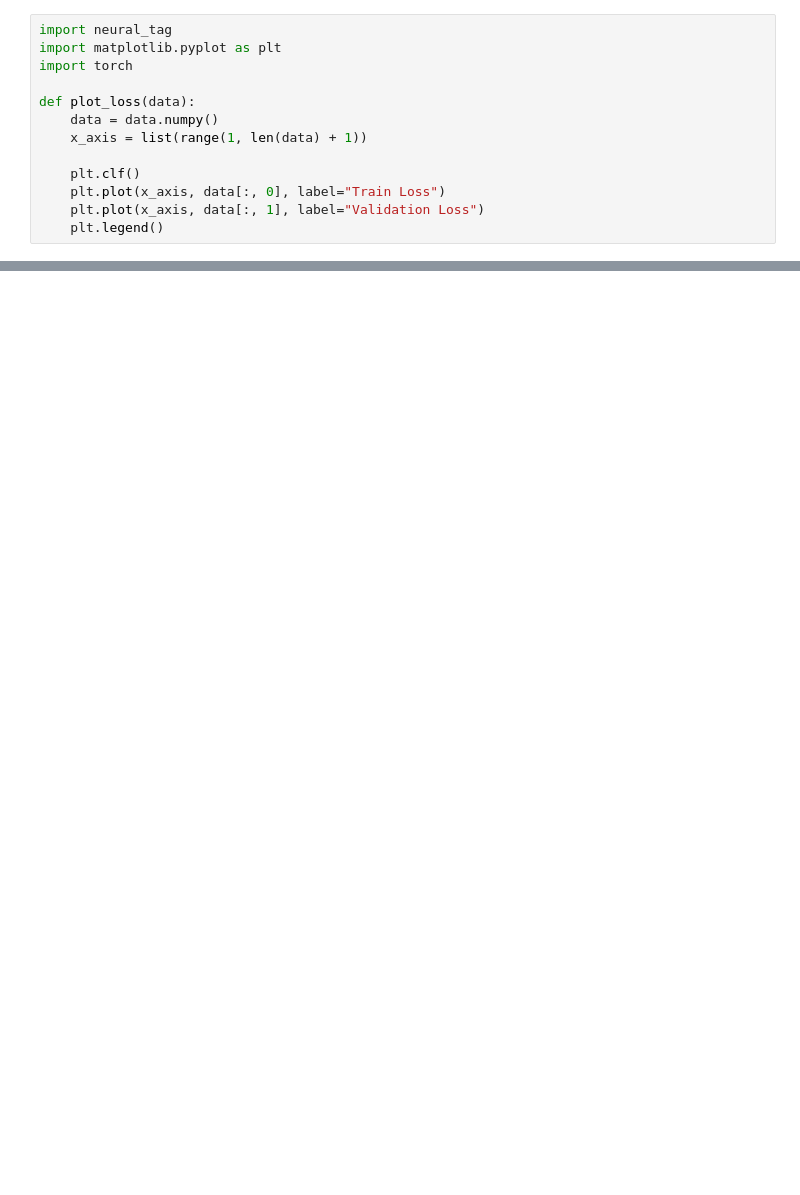
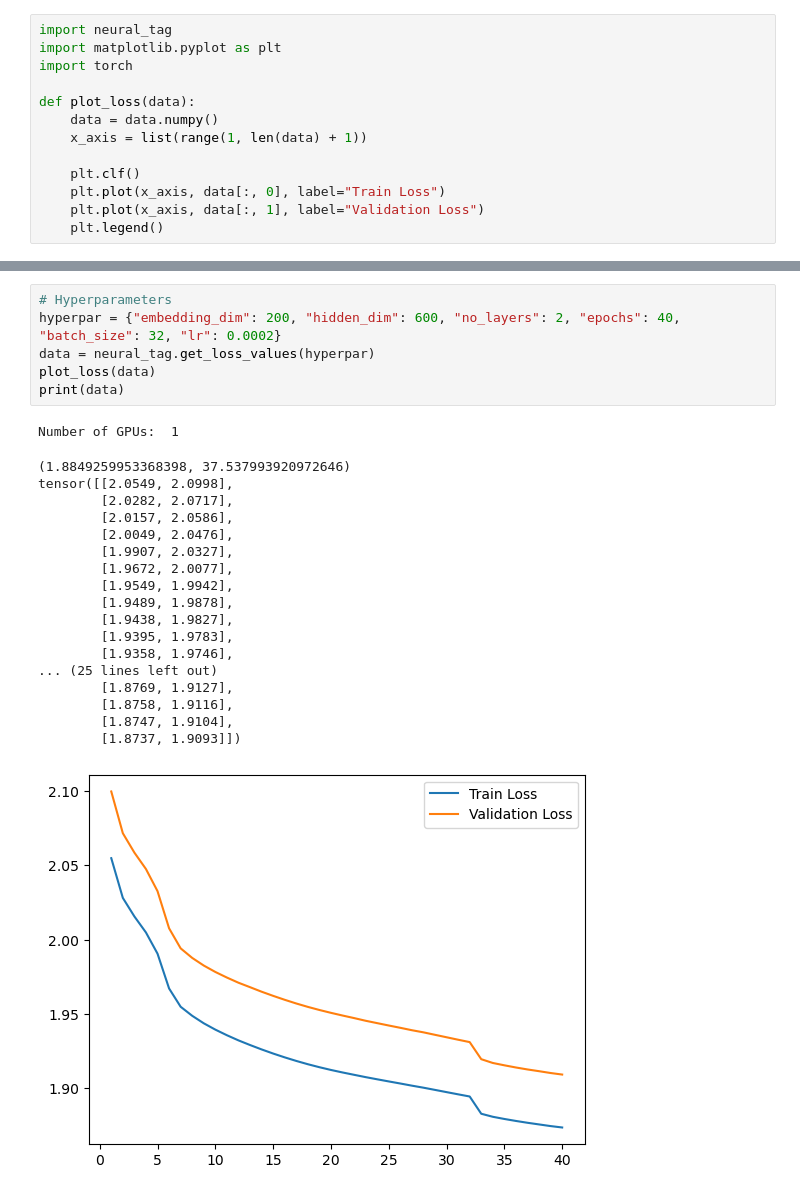
Before and after one commit to P-Balaramakrishna-Varma/NLPA2, a Jupyter notebook: hyper_tunning.ipynb, the cells around one changed output, grey strips where cells are left out. Saved outputs shown, nothing was run; the diff lists cells and outputs as text; blank space fills up the shorter version.

```diff
--- a/hyper_tunning.ipynb
+++ b/hyper_tunning.ipynb
@@ -39,0 +40,26 @@ KeyboardInterrupt:
+# %%
+# Hyperparameters
+hyperpar = {"embedding_dim": 200, "hidden_dim": 600, "no_layers": 2, "epochs": 40, "batch_size": 32, "lr": 0.0002}
+data = neural_tag.get_loss_values(hyperpar)
+plot_loss(data)
+print(data)
+# %% [output]
+Number of GPUs:  1
+(1.8849259953368398, 37.537993920972646)
+tensor([[2.0549, 2.0998],
+        [2.0282, 2.0717],
+        [2.0157, 2.0586],
+        [2.0049, 2.0476],
+        [1.9907, 2.0327],
+        [1.9672, 2.0077],
+        [1.9549, 1.9942],
+        [1.9489, 1.9878],
+        [1.9438, 1.9827],
+        [1.9395, 1.9783],
+        [1.9358, 1.9746],
+... (25 lines left out)
+        [1.8769, 1.9127],
+        [1.8758, 1.9116],
+        [1.8747, 1.9104],
+        [1.8737, 1.9093]])
+[figure, added]
```
Also changed, not shown: parts of 7 cells of this notebook.
